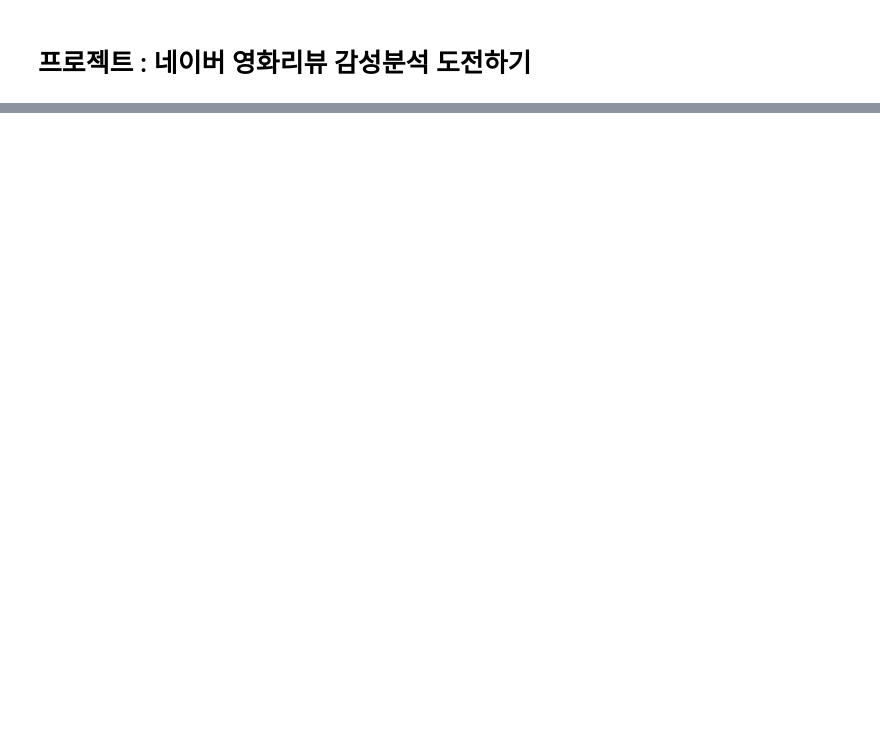
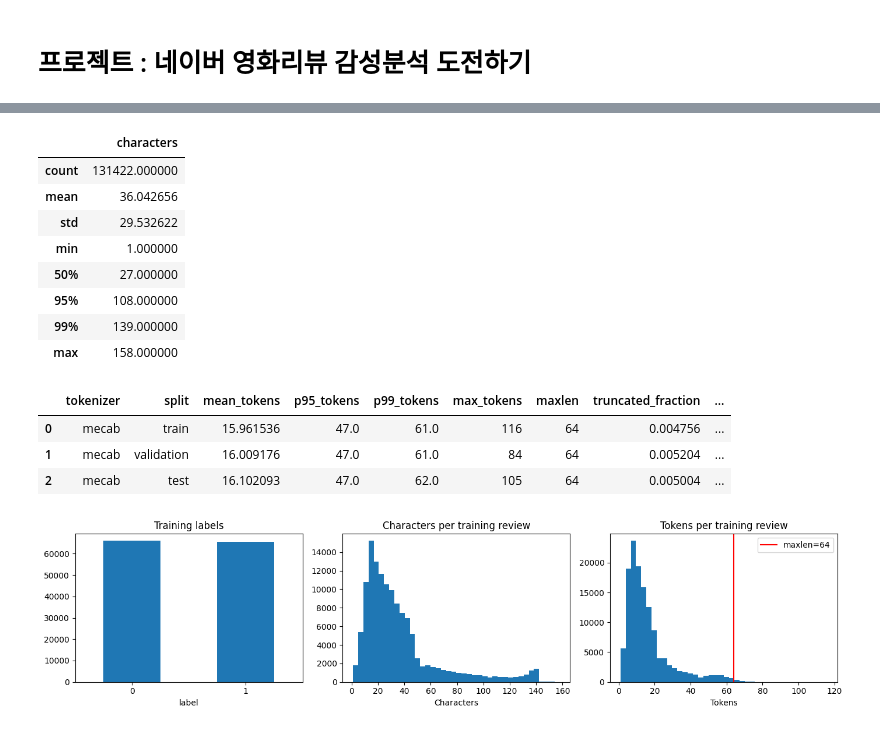
Before and after one commit to autojjangs/ERICA_X_MODULABS_NLP, a Jupyter notebook: 04/4 영화리뷰 텍스트 감성분석하기[프로젝트].ipynb, the cells around one changed output, grey strips where cells are left out. Drawn from its saved outputs; the diff is of its cells as text; code cells hidden in the pictures; blank space fills up the shorter version.

```diff
--- a/04/4 영화리뷰 텍스트 감성분석하기[프로젝트].ipynb
+++ b/04/4 영화리뷰 텍스트 감성분석하기[프로젝트].ipynb
@@ -266,0 +8,14 @@ vector = word_vectors.wv[‘끝’]
+# %%
+import subprocess
+import sys
+
+# MeCab은 Python 3.13용 설치 파일을 사용하고, 한국어 사전도 함께 설치한다.
+for package in ["gensim==4.4.0", "mecab-ko==1.0.3", "mecab-ko-dic==1.0.0"]:
+    print(f"\n설치 확인: {package}", flush=True)
+    result = subprocess.run(
+        [sys.executable, "-m", "pip", "install", "--only-binary=mecab-ko", package],
+        stdout=subprocess.PIPE, stderr=subprocess.STDOUT,
+        text=True, errors="replace",
+    )
+    print(result.stdout, flush=True)
+    result.check_returncode()
@@ -266,0 +398,51 @@ vector = word_vectors.wv[‘끝’]
+# %%
+def choose_maxlen(sequences):
+    lengths = np.array([len(row) for row in sequences])
+    return min(CFG["length_cap"], max(16, math.ceil(np.percentile(lengths, CFG["length_percentile"]))))
+
+def pad_id_sequences(sequences, maxlen):
+    rows = [list(row) or [1] for row in sequences]
+    return pad_sequences(rows, maxlen=maxlen, padding="post", truncating="post", value=0, dtype="int32")
+
+def sequence_diagnostics(sequences, maxlen):
+    lengths = np.array([len(row) for row in sequences])
+    used = sum(min(len(row), maxlen) for row in sequences)
+    return {"mean_tokens": float(lengths.mean()), "p95_tokens": float(np.percentile(lengths, 95)),
+            "p99_tokens": float(np.percentile(lengths, 99)), "max_tokens": int(lengths.max()),
+            "maxlen": maxlen, "truncated_fraction": float(np.mean(lengths > maxlen)),
+            "unk_fraction": sum(row[:maxlen].count(1) for row in sequences) / max(used, 1)}
+
+MORPH_MAXLEN = choose_maxlen(X_train)
+morph_matrices = {"train": pad_id_sequences(X_train, MORPH_MAXLEN),
+                  "validation": pad_id_sequences(X_val, MORPH_MAXLEN),
+                  "test": pad_id_sequences(X_test, MORPH_MAXLEN)}
+diagnostic_rows = [{"tokenizer": "mecab", "split": split, **sequence_diagnostics(rows, MORPH_MAXLEN)}
+                   for split, rows in [("train", X_train), ("validation", X_val), ("test", X_test)]]
+display(train_df.text.str.len().describe(percentiles=[0.5, 0.95, 0.99]).to_frame("characters"))
+display(pd.DataFrame(diagnostic_rows))
+fig, axes = plt.subplots(1, 3, figsize=(14, 3.5))
+train_df.label.value_counts().sort_index().plot.bar(ax=axes[0], rot=0, title="Training labels")
+axes[1].hist(train_df.text.str.len(), bins=40)
+axes[1].set(title="Characters per training review", xlabel="Characters")
+axes[2].hist([len(row) for row in X_train], bins=40)
+axes[2].axvline(MORPH_MAXLEN, color="red", label=f"maxlen={MORPH_MAXLEN}")
+axes[2].set(title="Tokens per training review", xlabel="Tokens")
+axes[2].legend()
+fig.tight_layout()
+plt.savefig(RUN_DIR / "length_distribution.png", dpi=150)
+plt.show()
+# %% [output]
+|  | characters |
+| count | 131422.000000 |
+| mean | 36.042656 |
+| std | 29.532622 |
+| min | 1.000000 |
+| 50% | 27.000000 |
+| 95% | 108.000000 |
+| 99% | 139.000000 |
+| max | 158.000000 |
+|  | tokenizer | split | mean_tokens | p95_tokens | p99_tokens | max_tokens | maxlen | truncated_fraction | ... |
+| 0 | mecab | train | 15.961536 | 47.0 | 61.0 | 116 | 64 | 0.004756 | ... |
+| 1 | mecab | validation | 16.009176 | 47.0 | 61.0 | 84 | 64 | 0.005204 | ... |
+| 2 | mecab | test | 16.102093 | 47.0 | 62.0 | 105 | 64 | 0.005004 | ... |
+[figure, added]
```
Also changed, not shown: parts of 54 cells of this notebook, 1 other file.
